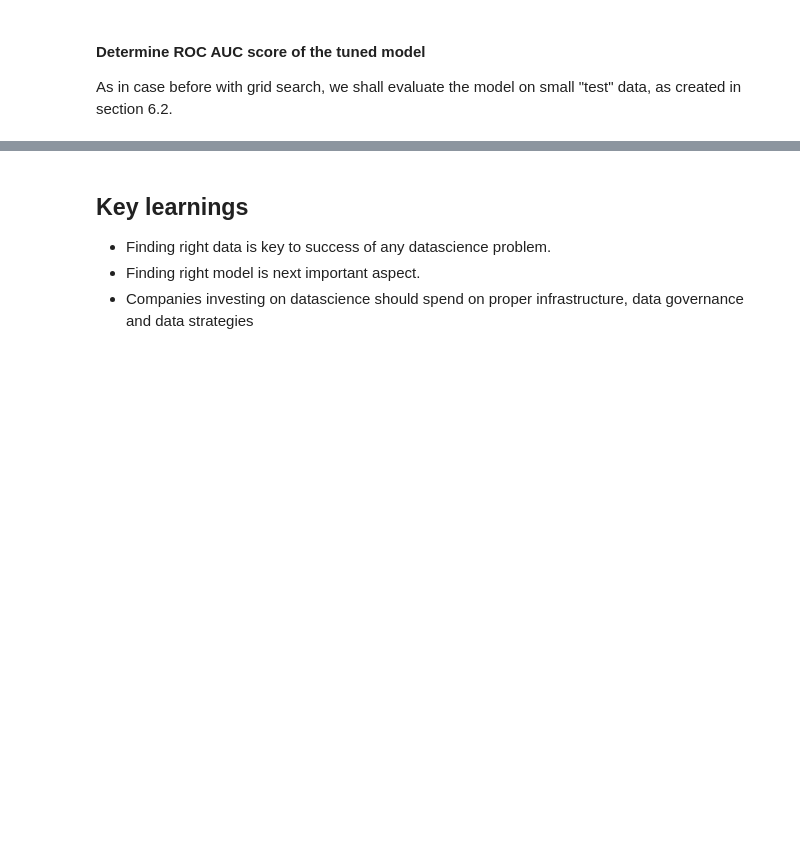
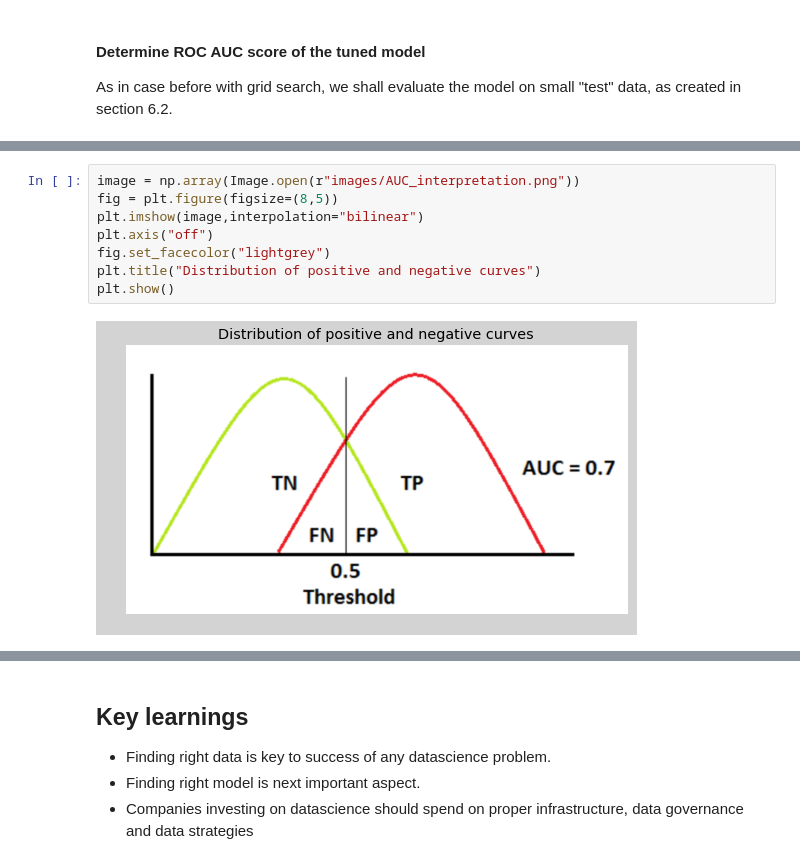
Before and after one commit to tanmoybanerjee2003/dataScience, a Jupyter notebook: Udacity_data_science_capstone/Loan_default_risk_classfier.ipynb, the cells around one changed output, grey strips where cells are left out. Drawn from its saved outputs; the diff is of its cells as text; blank space fills up the shorter version.

```diff
--- a/Udacity_data_science_capstone/Loan_default_risk_classfier.ipynb
+++ b/Udacity_data_science_capstone/Loan_default_risk_classfier.ipynb
@@ -1665,0 +1830,10 @@ Finally, we have demonstrated how chosen model can be tuned to optimize its perf
+# %%
+image = np.array(Image.open(r"images/AUC_interpretation.png"))
+fig = plt.figure(figsize=(8,5))
+plt.imshow(image,interpolation="bilinear")
+plt.axis("off")
+fig.set_facecolor("lightgrey")
+plt.title("Distribution of positive and negative curves")
+plt.show()
+# %% [output]
+[figure, added]
```
Also changed, not shown: parts of 58 cells of this notebook, 2 other files.
